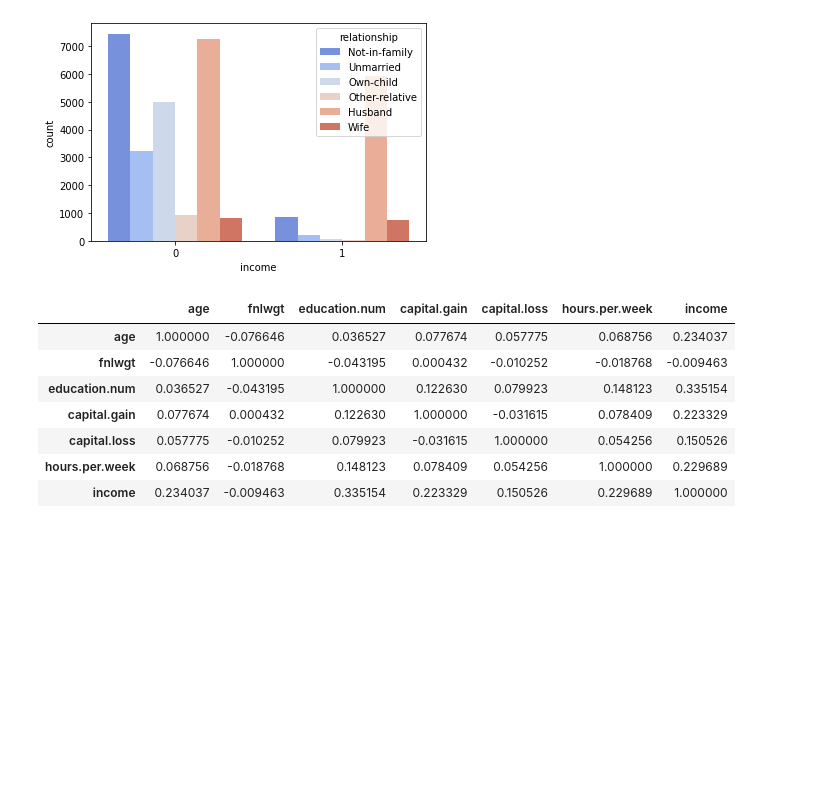
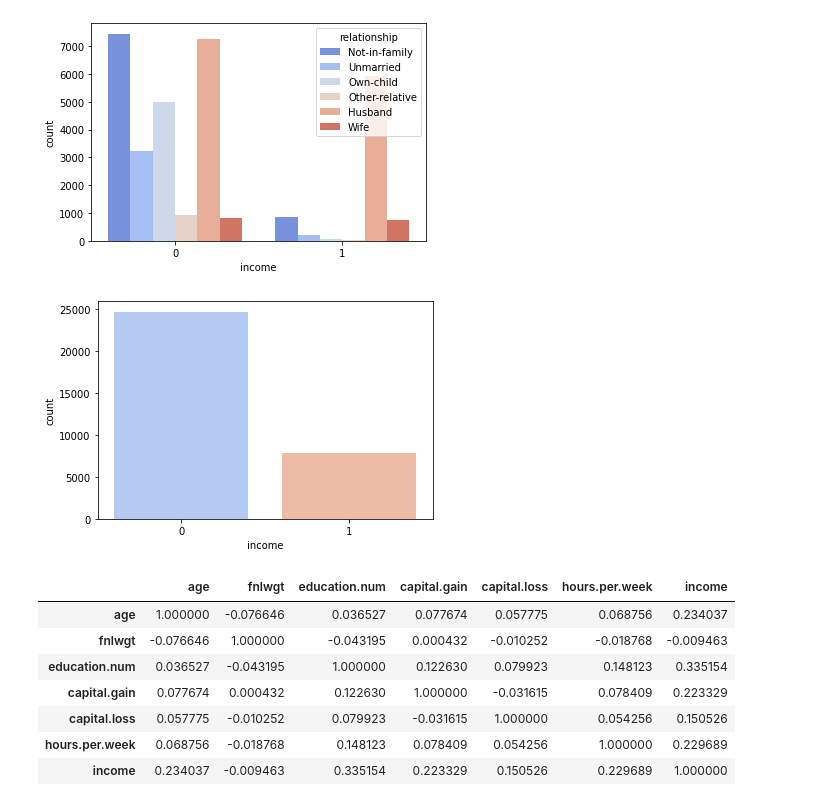
Before and after one commit to krishnamhn009/datascience, a Jupyter notebook: Adult_Census_data.ipynb, the cells around one changed output. Drawn from its saved outputs; the diff is of its cells as text; code cells hidden in the pictures; blank space fills up the shorter version.

```diff
--- a/Adult_Census_data.ipynb
+++ b/Adult_Census_data.ipynb
@@ -119,6 +119,11 @@ Y.replace(('<=50K', '>50K'), (0, 1), inplace = True)
 sns.countplot(dataset['income'], palette='coolwarm', hue='relationship', data=dataset);
 # %% [output]
 [figure]
+# %%
+#data has lot more 0 than 1, model will be 0 biased
+sns.countplot(dataset['income'], palette='coolwarm',  data=dataset);
+# %% [output]
+[figure, added]
 # %%
 dataset.corr()
 # %% [output]
```
